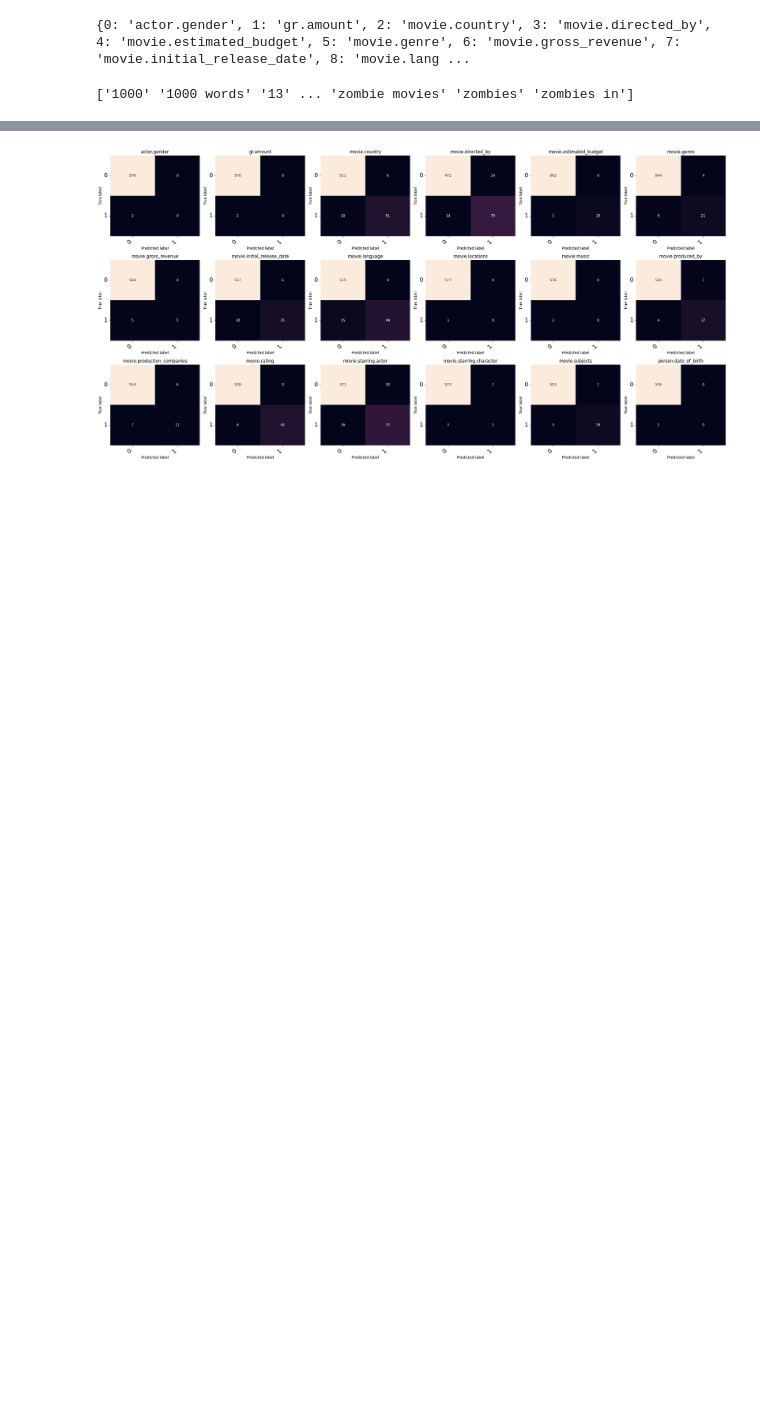
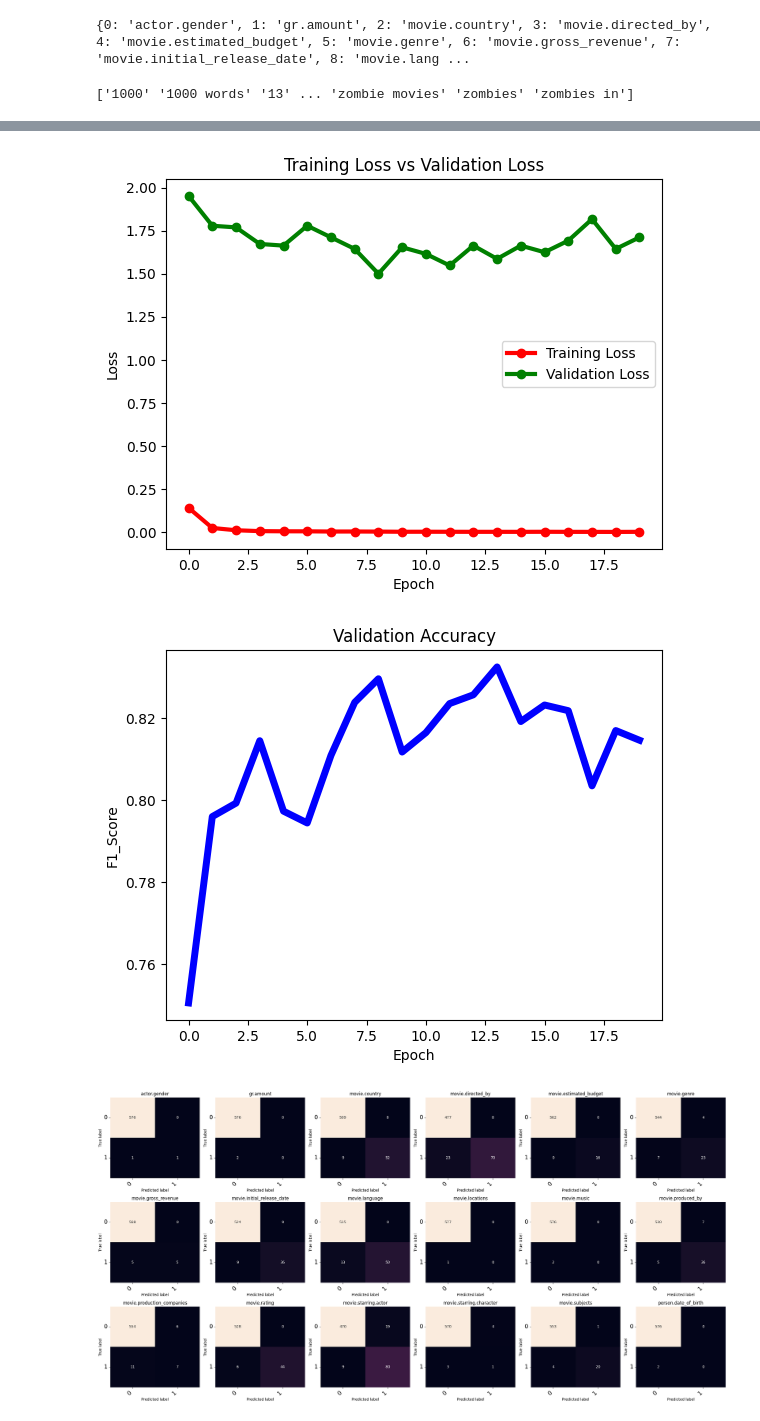
Before and after one commit to Kdotseth7/relation-extraction-nlp, a Jupyter notebook: RelationExtraction.ipynb, the cells around one changed output, grey strips where cells are left out. Saved outputs shown, nothing was run; the diff lists cells and outputs as text; code cells hidden in the pictures; blank space fills up the shorter version.

Commit message:
81percent Acc & 16batches

```diff
--- a/RelationExtraction.ipynb
+++ b/RelationExtraction.ipynb
@@ -231,7 +239,7 @@ val_ds = RelationExtractionDataset(val_data)
 # %%
 # PyTorch Data Loader
 train_loader = DataLoader(train_ds,
-                          batch_size=64,
+                          batch_size=16,
                           shuffle=True)
 val_loader = DataLoader(val_ds,
                         batch_size=1,
@@ -266,11 +296,17 @@ class MLP(nn.Module):
 torch.manual_seed(32)
 input_features_dim = train_ds[0][0].shape[1]
 print(input_features_dim)
+
 model = MLP(input_features_dim,
-            50,
             50,
             18).to(device)
 print(model)
+
+# model = MLP(input_features_dim,
+#             50,
+#             50,
+#             18).to(device)
+# print(model)
 # %% [output]
 1576
 MLP(
@@ -293,6 +328,7 @@ def train(loader,
         optimizer.zero_grad()
 
         y_pred = model(x)
+#        y_pred = torch.sigmoid(y_pred)
 
         y = y.squeeze()
         y = y.to(torch.float32)
@@ -318,6 +354,7 @@ def evaluate(loader,
     model.eval()
     predictions = []
     labels = []
+    losses = []
     for x, y in tqdm(loader):
         y_pred = model(x)
         y_pred = torch.round(y_pred)
@@ -329,6 +366,7 @@ def evaluate(loader,
         y_pred = y_pred.to(torch.float32)
 
         loss = loss_fn(y_pred, y)
+        losses.append(loss.item())
 
         y = y.detach().numpy()
         y_pred = y_pred.detach().numpy()
@@ -337,5 +375,5 @@ def evaluate(loader,
         predictions.append(y_pred)
 
     score = score_fn(labels, predictions, average='samples', zero_division=1)
-    return labels, predictions, score
+    return labels, predictions, sum(losses) / len(losses), score
 # %%
@@ -379,0 +433,21 @@ Val Accuracy:  0.7955594002306806
+# %%
+# Training vs Validation Loss
+epochs = np.arange(0, n_epochs)
+print('Train Loss:', train_loss_list)
+print('Val Loss:',val_loss_list)
+
+plt.plot(epochs, train_loss_list, label = "Training Loss", color="red", linewidth = '3', linestyle='-', marker='o')
+plt.plot(epochs, val_loss_list, label = "Validation Loss", color="green", linewidth = '3', linestyle='-', marker='o')
+plt.xlabel('Epoch')
+plt.ylabel('Loss')
+plt.title('Training Loss vs Validation Loss')
+plt.legend()
+plt.show()
+
+# Plot Validation Accuracy
+plt.plot(epochs, f1_score_list, color='blue', linewidth = '5')
+plt.xlabel('Epoch')
+plt.ylabel('F1_Score')
+plt.title('Validation Accuracy')
+plt.show()
+# %% [output]
@@ -380,3 +456,5 @@ Val Accuracy:  0.7955594002306806
+[figure, added]
+[figure, added]
 # %%
 # Confusion Matrix for 18 Classes
 def print_confusion_matrix(confusion_matrix, axes, class_label, class_names, fontsize=16):
```
Also changed, not shown: parts of 11 cells of this notebook, 3 other files.
